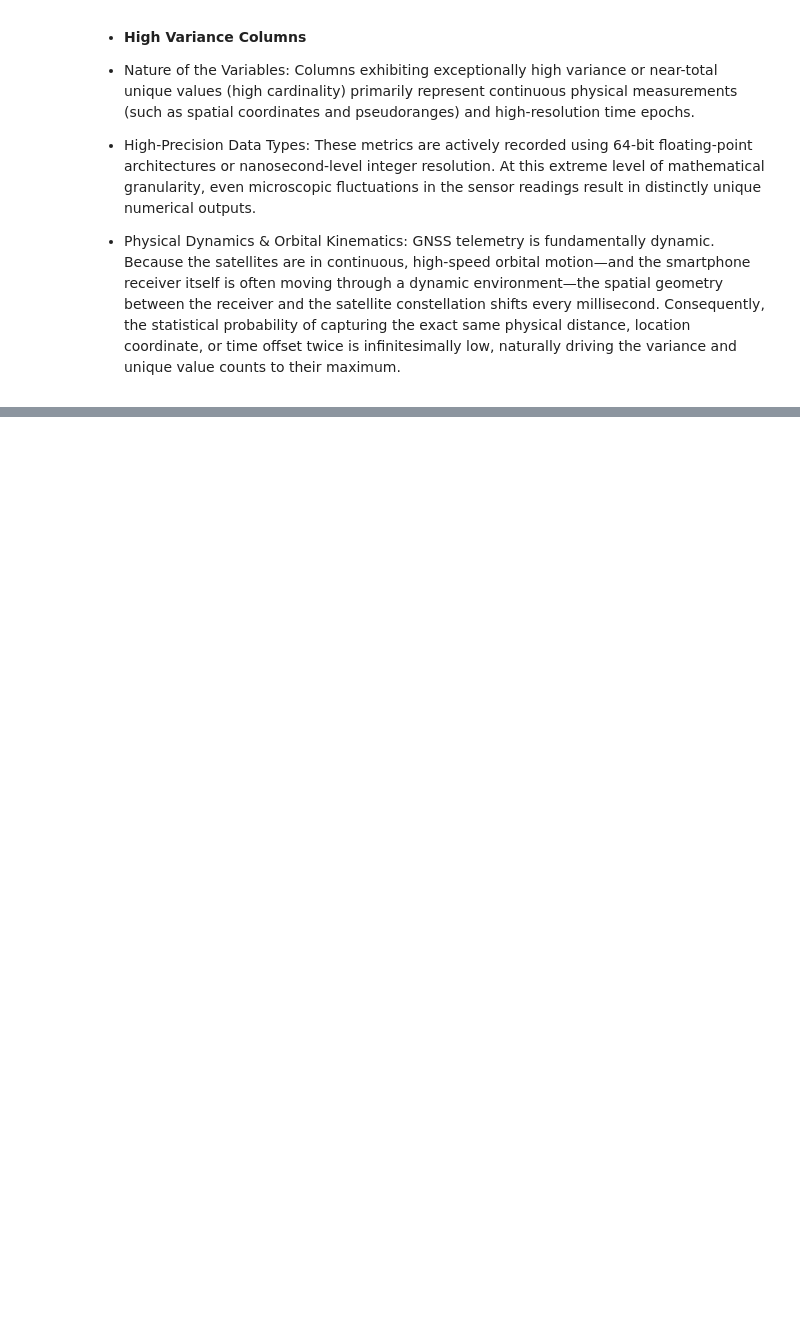
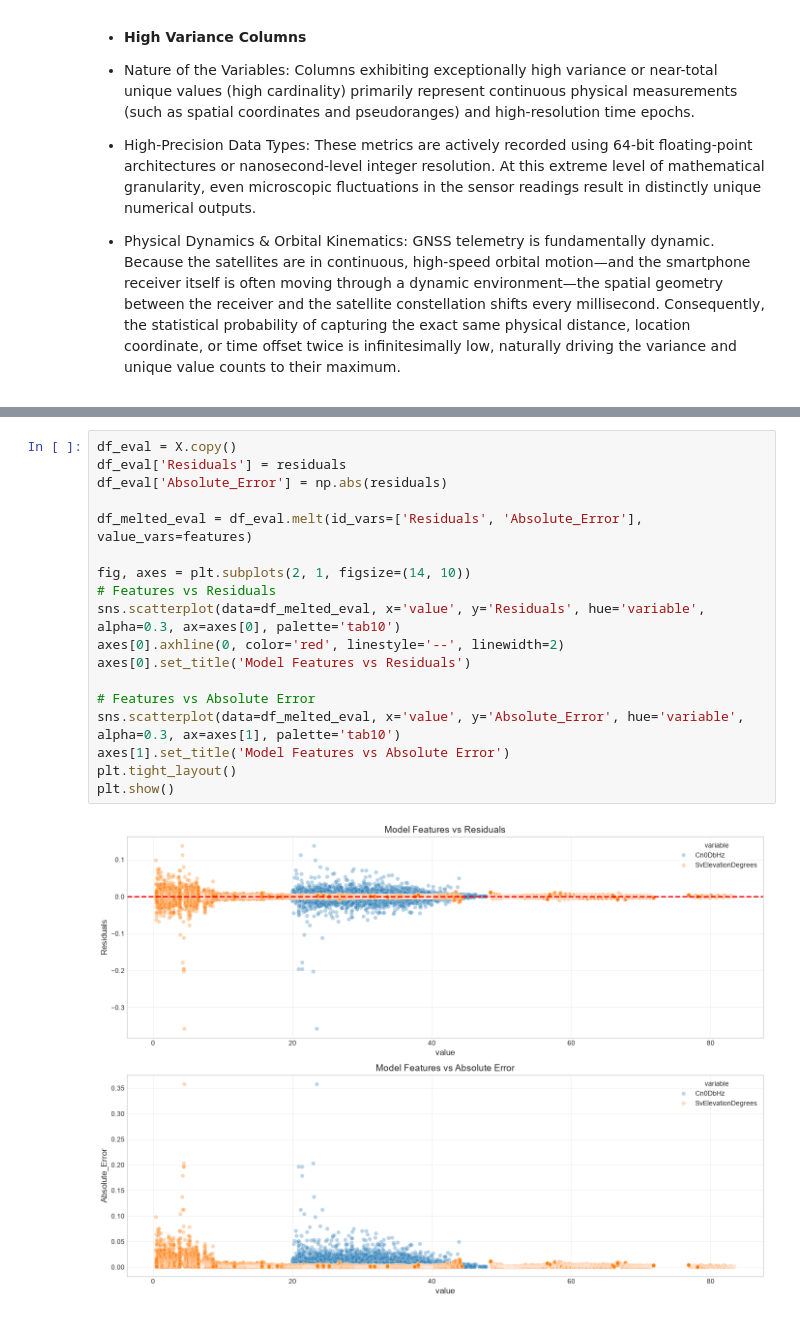
Before and after one commit to yahav0547-a11y/GNSS-Telemetry-Error-Analysis, a Jupyter notebook: GNSS_EDA_Assignment_Refactored.ipynb, the cells around one changed output, grey strips where cells are left out. Drawn from its saved outputs; the diff is of its cells as text; blank space fills up the shorter version.

Commit message:
Complete homework part 2: regression and classification error analysis

```diff
--- a/GNSS_EDA_Assignment_Refactored.ipynb
+++ b/GNSS_EDA_Assignment_Refactored.ipynb
@@ -1372,0 +440,20 @@ The analysis proved that atmospheric RF propagation strictly violates linear ass
+# %%
+df_eval = X.copy()
+df_eval['Residuals'] = residuals
+df_eval['Absolute_Error'] = np.abs(residuals)
+
+df_melted_eval = df_eval.melt(id_vars=['Residuals', 'Absolute_Error'], value_vars=features)
+
+fig, axes = plt.subplots(2, 1, figsize=(14, 10))
+# Features vs Residuals
+sns.scatterplot(data=df_melted_eval, x='value', y='Residuals', hue='variable', alpha=0.3, ax=axes[0], palette='tab10')
+axes[0].axhline(0, color='red', linestyle='--', linewidth=2)
+axes[0].set_title('Model Features vs Residuals')
+
+# Features vs Absolute Error
+sns.scatterplot(data=df_melted_eval, x='value', y='Absolute_Error', hue='variable', alpha=0.3, ax=axes[1], palette='tab10')
+axes[1].set_title('Model Features vs Absolute Error')
+plt.tight_layout()
+plt.show()
+# %% [output]
+[figure, added]
```
Also changed, not shown: parts of 62 cells of this notebook.
